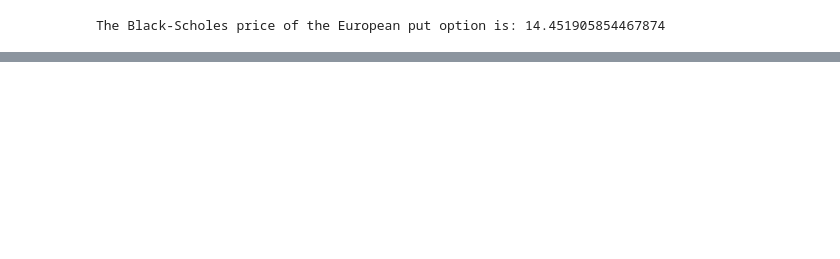
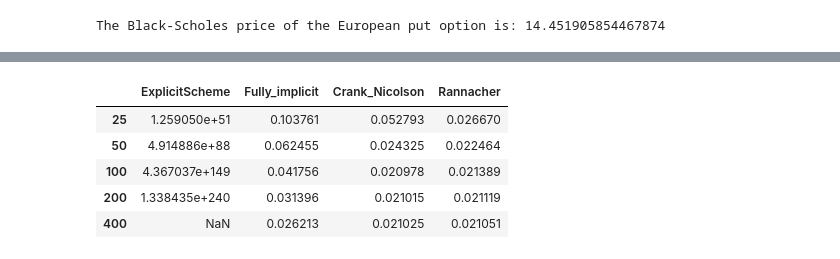
Before and after one commit to Kevinshichuan/OptionTrading, a Jupyter notebook: Approximation.ipynb, the cells around one changed output, grey strips where cells are left out. Saved outputs shown, nothing was run; the diff lists cells and outputs as text; code cells hidden in the pictures; blank space fills up the shorter version.

```diff
--- a/Approximation.ipynb
+++ b/Approximation.ipynb
@@ -98,0 +321,24 @@ ExplicitScheme(K,T,S_list,200)[27][-1]
+# %%
+# A table with four columns (one for each method) showing the absolute error for today’s price of the
+#option for different time steps ∆τ in the rows. Use N ∈ {25, 50, 100, 200, 400} (so your table should have
+#5 rows
+
+import pandas as pd
+import numpy as np
+import matplotlib.pyplot as plt
+
+N_list = [25,50,100,200,400]
+methods = [ExplicitScheme,Fully_implicit,Crank_Nicolson,Rannacher]
+error = np.zeros((5,4))
+for i in range(5):
+    for j in range(4):
+        error[i][j] = abs(methods[j](K,T,S_list,N_list[i])[27][-1]-put_price)
+df = pd.DataFrame(error,columns = ['ExplicitScheme','Fully_implicit','Crank_Nicolson','Rannacher'],index = N_list)
+df
+# %% [output]
+|  | ExplicitScheme | Fully_implicit | Crank_Nicolson | Rannacher |
+| 25 | 1.259050e+51 | 0.103761 | 0.052793 | 0.026670 |
+| 50 | 4.914886e+88 | 0.062455 | 0.024325 | 0.022464 |
+| 100 | 4.367037e+149 | 0.041756 | 0.020978 | 0.021389 |
+| 200 | 1.338435e+240 | 0.031396 | 0.021015 | 0.021119 |
+| 400 | NaN | 0.026213 | 0.021025 | 0.021051 |
```
Also changed, not shown: parts of 8 cells of this notebook.
